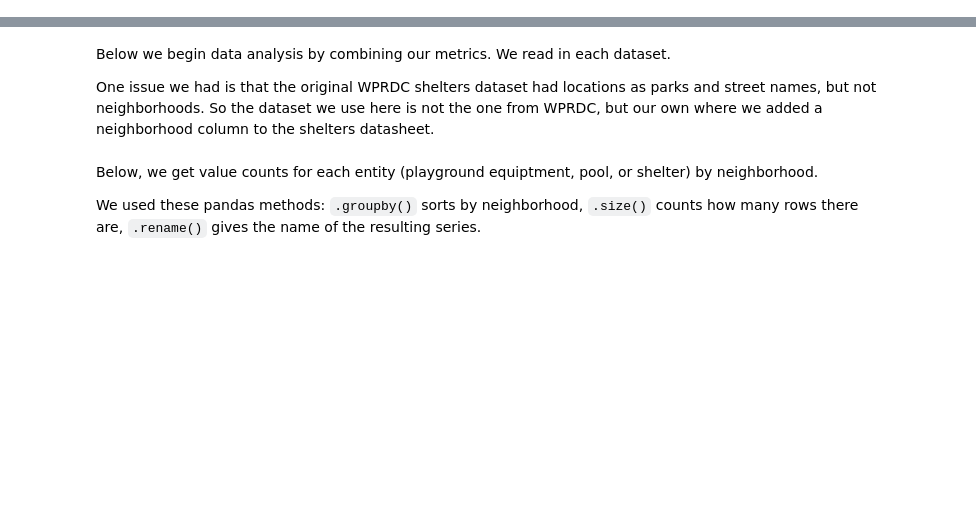
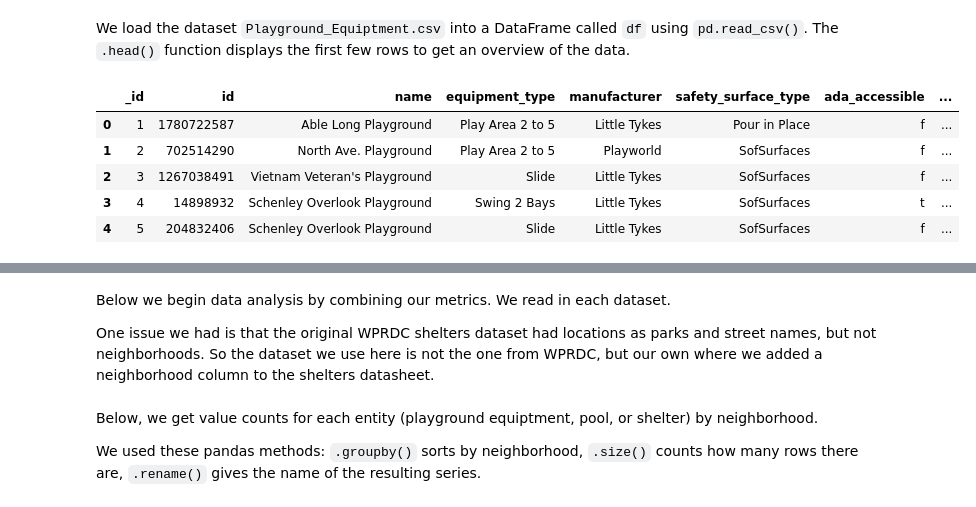
Before and after one commit to hughesc13/best-pgh-neighborhood, a Jupyter notebook: combined_metrics.ipynb, the cells around one changed output, grey strips where cells are left out. Drawn from its saved outputs; the diff is of its cells as text; code cells hidden in the pictures; blank space fills up the shorter version.

```diff
--- a/combined_metrics.ipynb
+++ b/combined_metrics.ipynb
@@ -32,0 +32,12 @@ We retrieved the associated datasets from the WPRDC. These datasets offer a conc
+# %% [markdown]
+We load the dataset `Playground_Equiptment.csv` into a DataFrame called `df` using `pd.read_csv()`. The `.head()` function displays the first few rows to get an overview of the data.
+# %%
+df = pd.read_csv("Playground_Equiptment.csv")
+df.head()
+# %% [output]
+|  | _id | id | name | equipment_type | manufacturer | safety_surface_type | ada_accessible | ... |
+| 0 | 1 | 1780722587 | Able Long Playground | Play Area 2 to 5 | Little Tykes | Pour in Place | f | ... |
+| 1 | 2 | 702514290 | North Ave. Playground | Play Area 2 to 5 | Playworld | SofSurfaces | f | ... |
+| 2 | 3 | 1267038491 | Vietnam Veteran's Playground | Slide | Little Tykes | SofSurfaces | f | ... |
+| 3 | 4 | 14898932 | Schenley Overlook Playground | Swing 2 Bays | Little Tykes | SofSurfaces | t | ... |
+| 4 | 5 | 204832406 | Schenley Overlook Playground | Slide | Little Tykes | SofSurfaces | f | ... |
```
Also changed, not shown: parts of 16 cells of this notebook, 2 other files.
